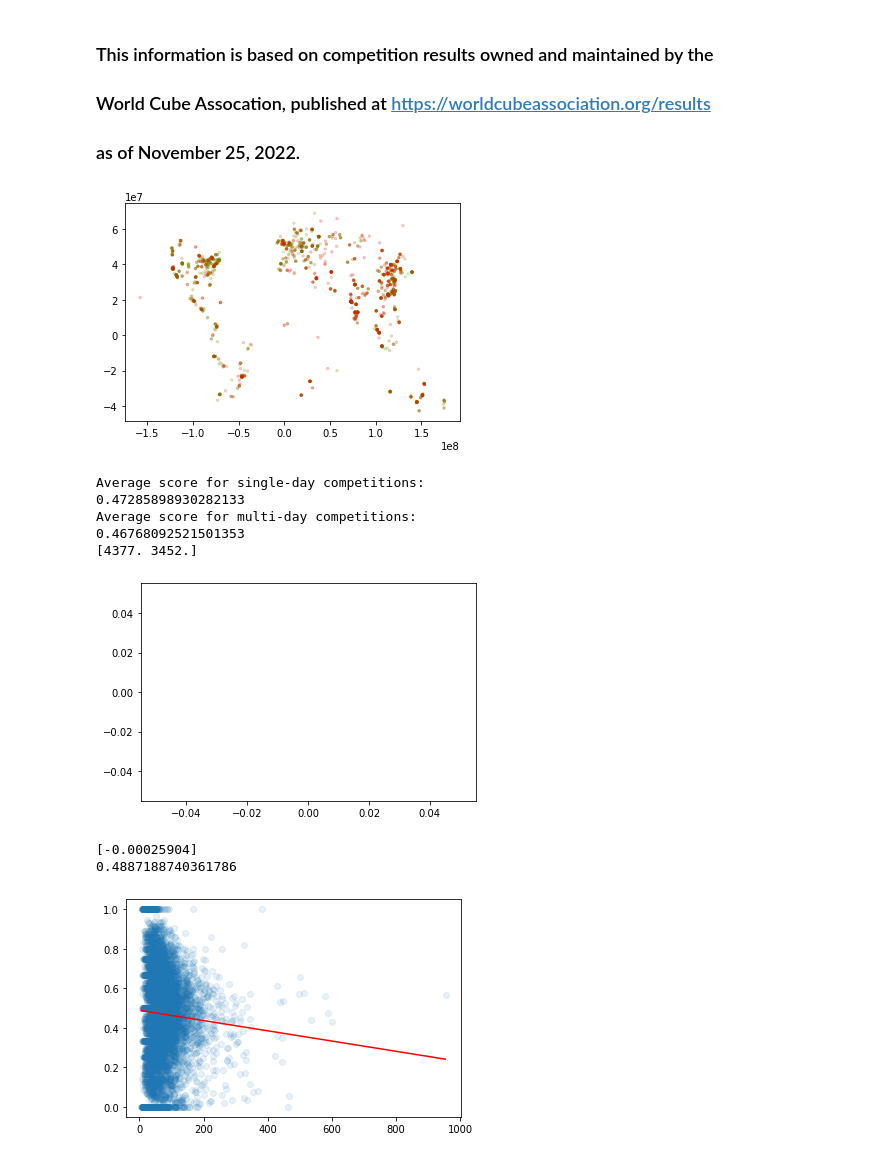
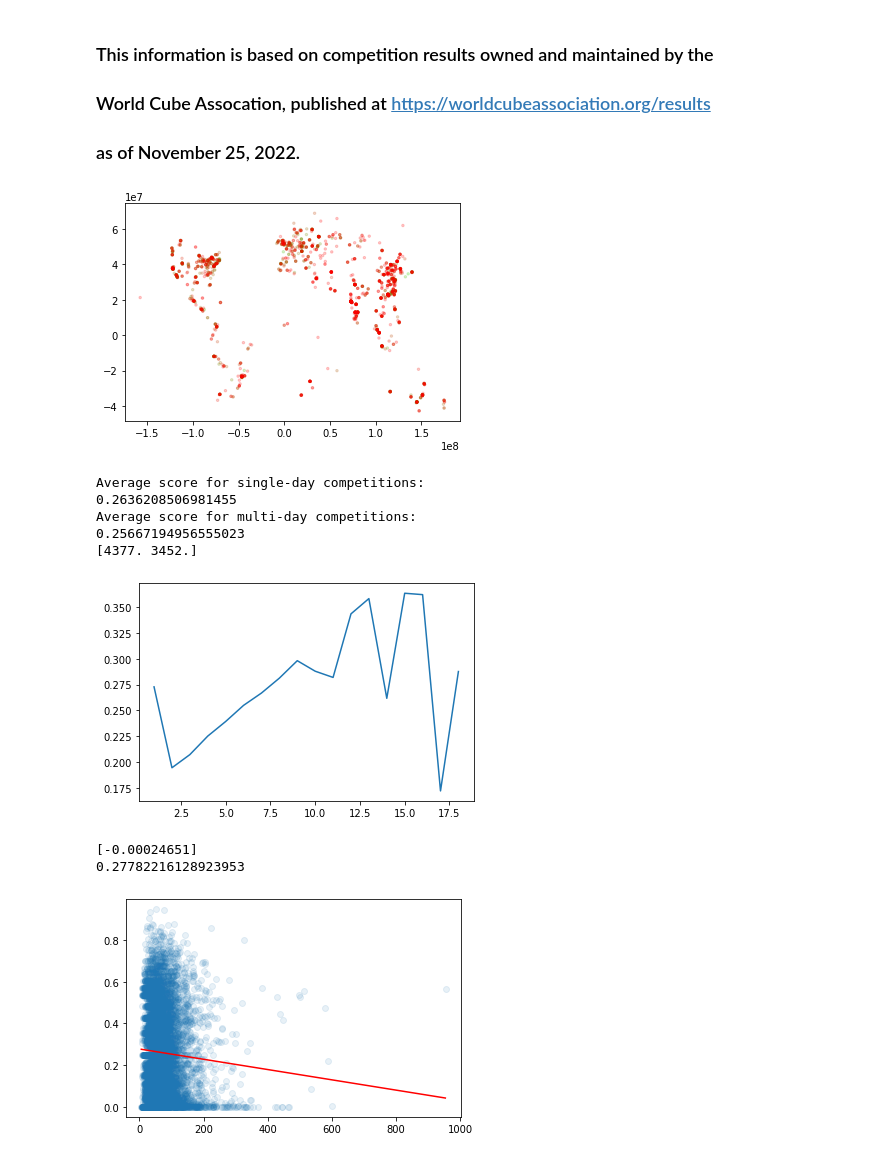
Before and after one commit to LeviGibson/WorldCubeAssociation-retention, a Jupyter notebook: main.ipynb, the cells around one changed output. Saved outputs shown, nothing was run; the diff lists cells and outputs as text; code cells hidden in the pictures.

Commit message:
changed loss function and some other stuff

```diff
--- a/main.ipynb
+++ b/main.ipynb
@@ -37,6 +37,8 @@ for index in range(length):
         competitors[personId] = Competitor(personId)
         competitors[personId].add_competition(competitionId)
 # %%
+from math import pow
+
 class Competition:
     def __init__(self, id) -> None:
         self.id = id
@@ -59,9 +61,11 @@ class Competition:
 
     def score(self):
         # return self.returningNewbies - (self.newbiecount - self.returningNewbies)
-        # return (self.returningNewbies / self.newbiecount) * (self.returningNewbies - (self.newbiecount - self.returningNewbies))
+        totalcount = (self.returningNewbies - (self.newbiecount - self.returningNewbies))
+        f2 = 1/(1+pow(1.15, -totalcount))
+        # return (self.returningNewbies / self.newbiecount) *
         # if self.newbiecount < 30: return 0
-        return (self.returningNewbies / self.newbiecount)
+        return (self.returningNewbies / self.newbiecount) * f2
 
     def __lt__(self, other):
          return self.score() < other.score()
@@ -117,7 +121,7 @@ for c in cmps:
 plt.scatter(x, y, alpha=0.2, s=6, c=colors)
 plt.savefig('region.png', dpi=600)
 # %% [output]
-[figure, old version]
+[figure, new version]
 # %%
 #multi day vs one day competitions
 
@@ -151,15 +155,16 @@ print(divisors)
 #Conclusion: Makes little to no difference
 # %% [output]
 Average score for single-day competitions:
-0.47285898930282133
+0.2636208506981455
 Average score for multi-day competitions:
-0.46768092521501353
+0.25667194956555023
 [4377. 3452.]
 # %%
 #Events compared
 
 import matplotlib.pyplot as plt
 import numpy as np
+from sklearn.linear_model import LinearRegression
 
 eventIndices = {
     "222" : 0,
@@ -185,47 +190,57 @@ eventIndices = {
     "sq1":20,
 }
 
-data = np.zeros((21,))
-divisors = np.zeros((21,))
+x_train = []
+y_train = []
 
 for event in list(events.values()):
     evts = list(eventsdf.loc[eventsdf['id'] == event.id]['eventSpecs'])[0].split(' ')
+    feature = np.zeros((21,))
     for e in evts:
-        data[eventIndices[e]] += event.score()
-        divisors[eventIndices[e]] += 1
+        feature[eventIndices[e]] = 1
+    x_train.append(feature)
+    y_train.append(event.score())
 
-eventscores = data/divisors
+model = LinearRegression().fit(x_train, y_train)
+
+print("intercept," + str(model.intercept_))
 
 for i in range(21):
     print(list(eventIndices.keys())[i], end=',')
-    print(eventscores[i])
+    print(model.coef_[i])
+
+#The results from this were surprising.
+#Apparently, the worst events to hold are the short events (3x3, 2x2, pyra, skewb)
+#while the best events to hold are 444 333oh 333bf 444bf 555
+
+#I have a theory as to why this is.
+#Beginners will not go to a competition unless they can compete in at least one event. They go to the competition and they see these other events, feel they should learn them, and when they do they come back for another competition.
+#This is up for interpritation and debate, let me know your thoughts.
 # %%
 #Number of events
 
 import matplotlib.pyplot as plt
 import numpy as np
 
 data = np.zeros((21,))
 divisors = np.zeros((21,))
 
 for event in list(events.values()):
     #This excludes 2-day competitions
     if not event.isSingleDayCompetition:
         continue
     numberOfEvents = len(list(eventsdf.loc[eventsdf['id'] == event.id]['eventSpecs'])[0].split(' '))
     data[numberOfEvents] += event.score()
     divisors[numberOfEvents] += 1
 
-    if numberOfEvents > 10:print(event.id)
 
 plt.plot(data/divisors)
-plt.plot((divisors / (max(divisors)*4)) + .4)
 plt.show()
 
 #Shows a very clear upward trend
 #The more events there are the better it is. This excludes multi-day competitions because it messes with the numbers
 # %% [output]
-[figure, old version]
+[figure, new version]
 # %%
 #Number of competitors
 from sklearn.linear_model import LinearRegression
@@ -257,6 +272,6 @@ plt.show()
 
 #Conclusion : The more competitors, the worse the retention rate is
 # %% [output]
-[-0.00025904]
-0.4887188740361786
+[-0.00024651]
+0.27782216128923953
-[figure, old version]
+[figure, new version]
```
Also changed, not shown: 1 other file.
